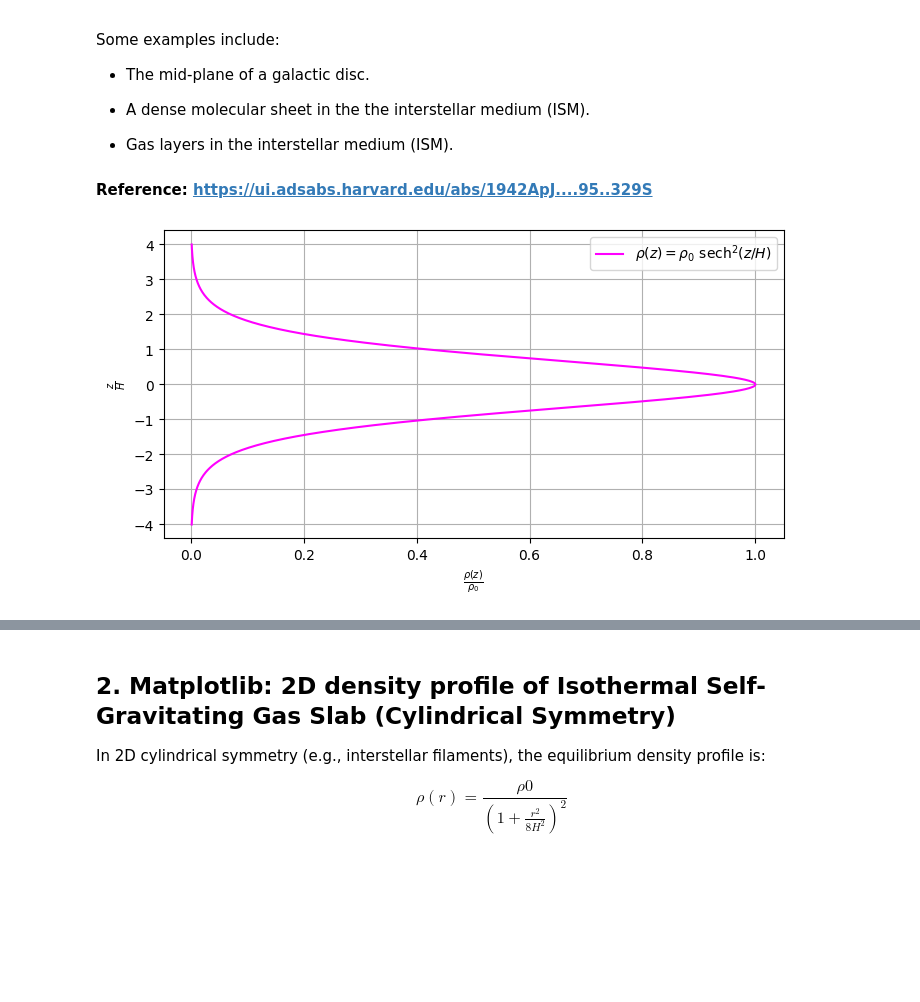
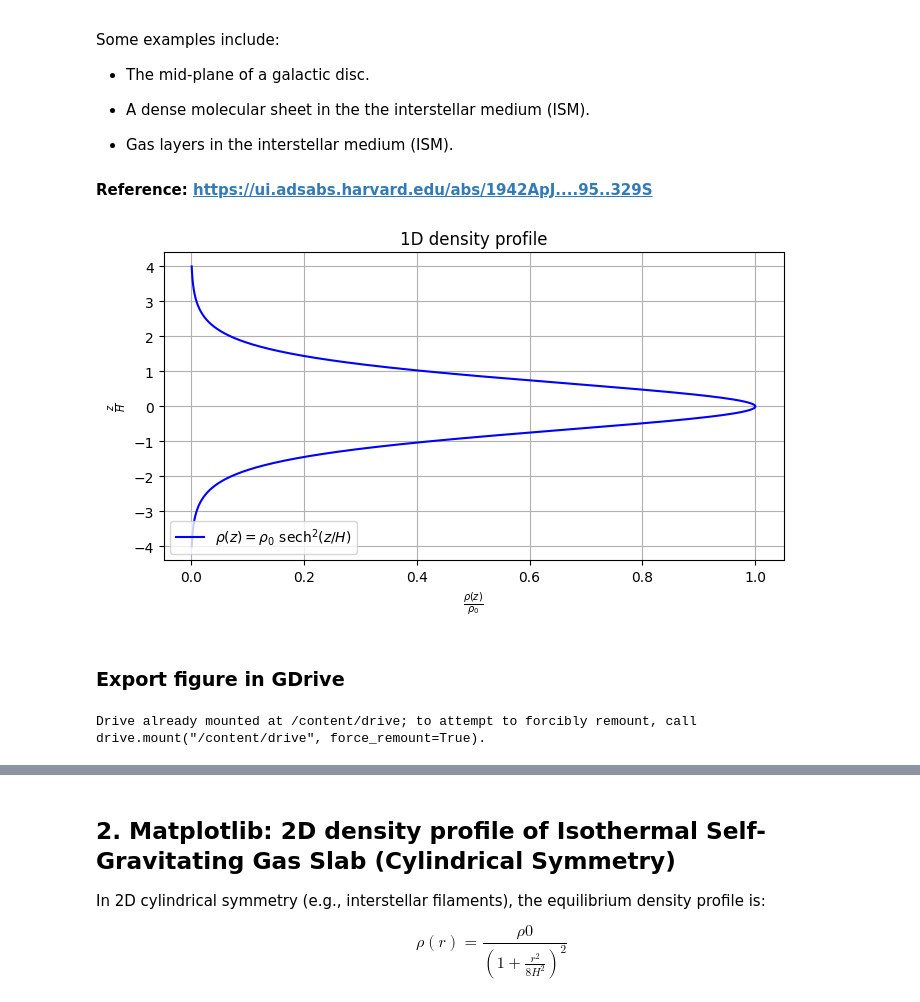
Before and after one commit to wbandabarragan/Bootcamp2025, a Jupyter notebook: CursoA_Semana1/Clase_02/Clase_2a.ipynb, the cells around one changed output, grey strips where cells are left out. Saved outputs shown, nothing was run; the diff lists cells and outputs as text; code cells hidden in the pictures; blank space fills up the shorter version.

```diff
--- a/CursoA_Semana1/Clase_02/Clase_2a.ipynb
+++ b/CursoA_Semana1/Clase_02/Clase_2a.ipynb
@@ -66,16 +66,24 @@ rho = rho0 * (1 / np.cosh(z / H))**2
 # %%
 # Plotting
 plt.figure(figsize=(8, 4))
 
-plt.plot(rho / rho0,z / H, color='magenta', label=r'$\rho(z) = \rho_0 \ \mathrm{sech}^2(z/H)$')
+plt.plot(rho / rho0,z / H, color='blue', label=r'$\rho(z) = \rho_0 \ \mathrm{sech}^2(z/H)$')
 
 plt.xlabel(r'$\frac{\rho(z)}{\rho_0}$')
 plt.ylabel(r'$\frac{z}{H}$')
 
+plt.title("1D density profile")
 plt.grid(True)
 
-plt.legend()
+plt.legend(loc=3)
 
 plt.show()
 # %% [output]
-[figure, old version]
+[figure, new version]
+# %% [markdown]
+### Export figure in GDrive
+# %%
+from google.colab import drive
+drive.mount('/content/drive')
+# %% [output]
+Drive already mounted at /content/drive; to attempt to forcibly remount, call drive.mount("/content/drive", force_remount=True).
```
Also changed, not shown: parts of 7 cells of this notebook.
